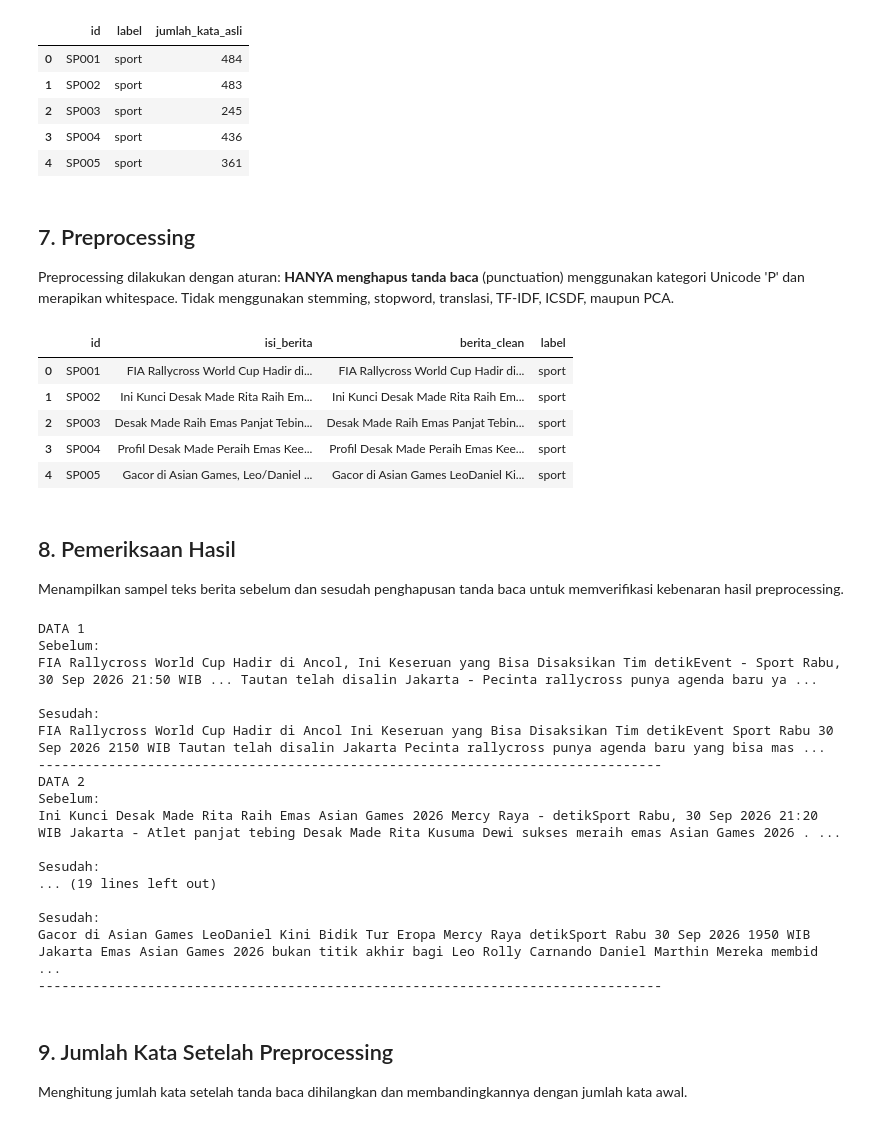
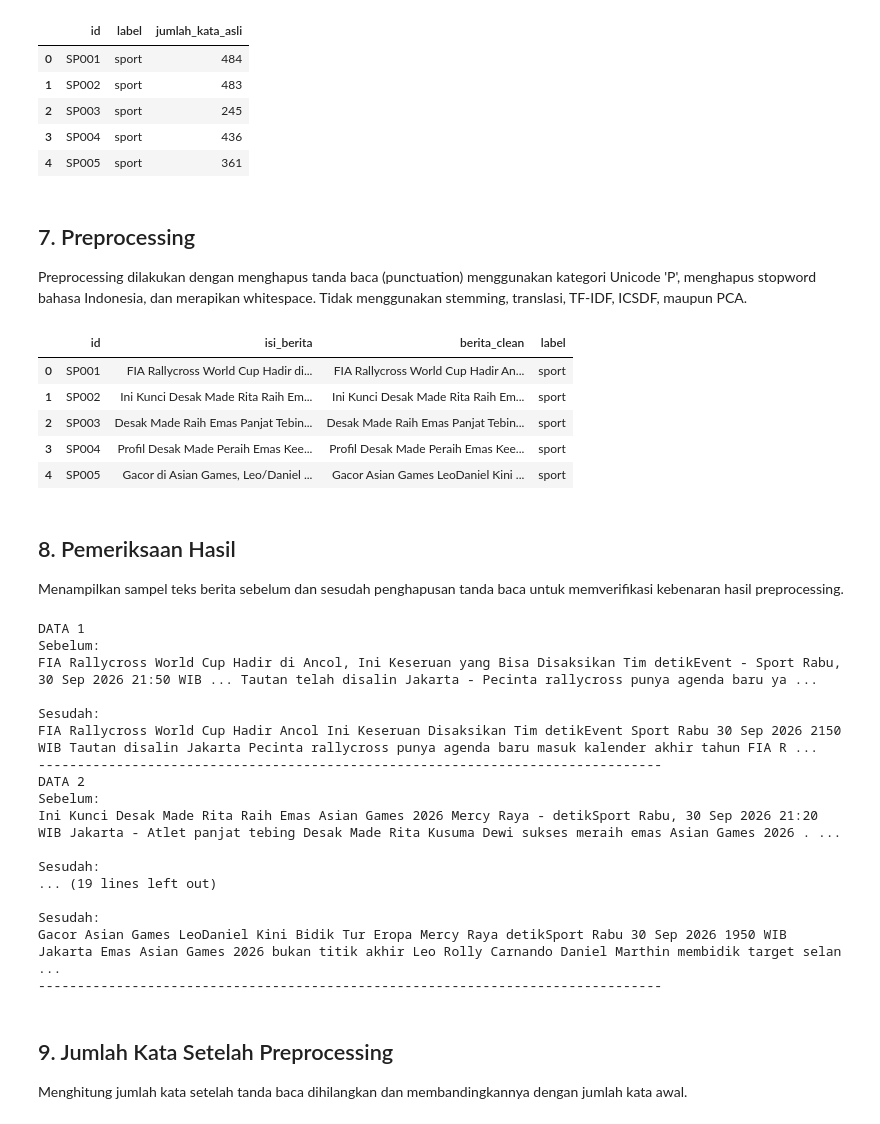
Before and after one commit to elpitaa/PPW, a Jupyter notebook: 06_skipgram.ipynb, the cells around one changed output. Drawn from its saved outputs; the diff is of its cells as text; code cells hidden in the pictures.

```diff
--- a/06_skipgram.ipynb
+++ b/06_skipgram.ipynb
@@ -152,25 +152,28 @@ Name: jumlah_kata_asli, dtype: float64
 | 4 | SP005 | sport | 361 |
 # %% [markdown]
 ## 7. Preprocessing
-Preprocessing dilakukan dengan aturan: **HANYA menghapus tanda baca** (punctuation) menggunakan kategori Unicode 'P' dan merapikan whitespace. Tidak menggunakan stemming, stopword, translasi, TF-IDF, ICSDF, maupun PCA.
+Preprocessing dilakukan dengan menghapus tanda baca (punctuation) menggunakan kategori Unicode 'P', menghapus stopword bahasa Indonesia, dan merapikan whitespace. Tidak menggunakan stemming, translasi, TF-IDF, ICSDF, maupun PCA.
 # %%
+STOPWORDS_ID = {"ada", "adalah", "agar", "akan", "anda", "antar", "antara", "apa", "atau", "atas", "bagi", "bagaimana", "bahwa", "beberapa", "begitu", "belum", "bisa", "dalam", "dan", "dapat", "dari", "daripada", "di", "dia", "dengan", "ia", "ialah", "itu", "jadi", "jika", "juga", "kami", "kamu", "karena", "ke", "kembali", "kemudian", "kepada", "ketika", "kita", "lagi", "lebih", "maka", "masih", "melalui", "mereka", "menjadi", "menurut", "namun", "oleh", "pada", "paling", "para", "pernah", "saat", "saja", "sama", "sambil", "sangat", "sebagai", "sebuah", "sebelum", "secara", "sedang", "sehingga", "sejak", "seperti", "serta", "setelah", "setiap", "sudah", "supaya", "tak", "tanpa", "telah", "tentang", "terhadap", "tersebut", "tetapi", "tidak", "untuk", "waktu", "yang"}
+
 def remove_punctuation(text):
     text = str(text)
     # Menghapus karakter kategori Punctuation (P)
     text = "".join(char for char in text if not unicodedata.category(char).startswith("P"))
     # Menghapus whitespace berlebih
     text = re.sub(r"\s+", " ", text).strip()
-    return text
+    tokens = [token for token in text.split() if token.casefold() not in STOPWORDS_ID]
+    return " ".join(tokens)
 
 df["berita_clean"] = df["isi_berita"].apply(remove_punctuation)
 display(df[["id", "isi_berita", "berita_clean", "label"]].head())
 # %% [output]
 |  | id | isi_berita | berita_clean | label |
-| 0 | SP001 | FIA Rallycross World Cup Hadir di... | FIA Rallycross World Cup Hadir di... | sport |
+| 0 | SP001 | FIA Rallycross World Cup Hadir di... | FIA Rallycross World Cup Hadir An... | sport |
 | 1 | SP002 | Ini Kunci Desak Made Rita Raih Em... | Ini Kunci Desak Made Rita Raih Em... | sport |
 | 2 | SP003 | Desak Made Raih Emas Panjat Tebin... | Desak Made Raih Emas Panjat Tebin... | sport |
 | 3 | SP004 | Profil Desak Made Peraih Emas Kee... | Profil Desak Made Peraih Emas Kee... | sport |
-| 4 | SP005 | Gacor di Asian Games, Leo/Daniel ... | Gacor di Asian Games LeoDaniel Ki... | sport |
+| 4 | SP005 | Gacor di Asian Games, Leo/Daniel ... | Gacor Asian Games LeoDaniel Kini ... | sport |
 # %% [markdown]
 ## 8. Pemeriksaan Hasil
 Menampilkan sampel teks berita sebelum dan sesudah penghapusan tanda baca untuk memverifikasi kebenaran hasil preprocessing.
@@ -188,7 +191,7 @@ Sebelum:
 FIA Rallycross World Cup Hadir di Ancol, Ini Keseruan yang Bisa Disaksikan Tim detikEvent - Sport Rabu, 30 Sep 2026 21:50 WIB ... Tautan telah disalin Jakarta - Pecinta rallycross punya agenda baru ya ...
 
 Sesudah:
-FIA Rallycross World Cup Hadir di Ancol Ini Keseruan yang Bisa Disaksikan Tim detikEvent Sport Rabu 30 Sep 2026 2150 WIB Tautan telah disalin Jakarta Pecinta rallycross punya agenda baru yang bisa mas ...
+FIA Rallycross World Cup Hadir Ancol Ini Keseruan Disaksikan Tim detikEvent Sport Rabu 30 Sep 2026 2150 WIB Tautan disalin Jakarta Pecinta rallycross punya agenda baru masuk kalender akhir tahun FIA R ...
 --------------------------------------------------------------------------------
 DATA 2
 Sebelum:
@@ -198,7 +201,7 @@ Sesudah:
 ... (19 lines left out)
 
 Sesudah:
-Gacor di Asian Games LeoDaniel Kini Bidik Tur Eropa Mercy Raya detikSport Rabu 30 Sep 2026 1950 WIB Jakarta Emas Asian Games 2026 bukan titik akhir bagi Leo Rolly Carnando Daniel Marthin Mereka membid ...
+Gacor Asian Games LeoDaniel Kini Bidik Tur Eropa Mercy Raya detikSport Rabu 30 Sep 2026 1950 WIB Jakarta Emas Asian Games 2026 bukan titik akhir Leo Rolly Carnando Daniel Marthin membidik target selan ...
 --------------------------------------------------------------------------------
 # %% [markdown]
 ## 9. Jumlah Kata Setelah Preprocessing
```
Also changed, not shown: parts of 19 cells of this notebook, 14 other files.
